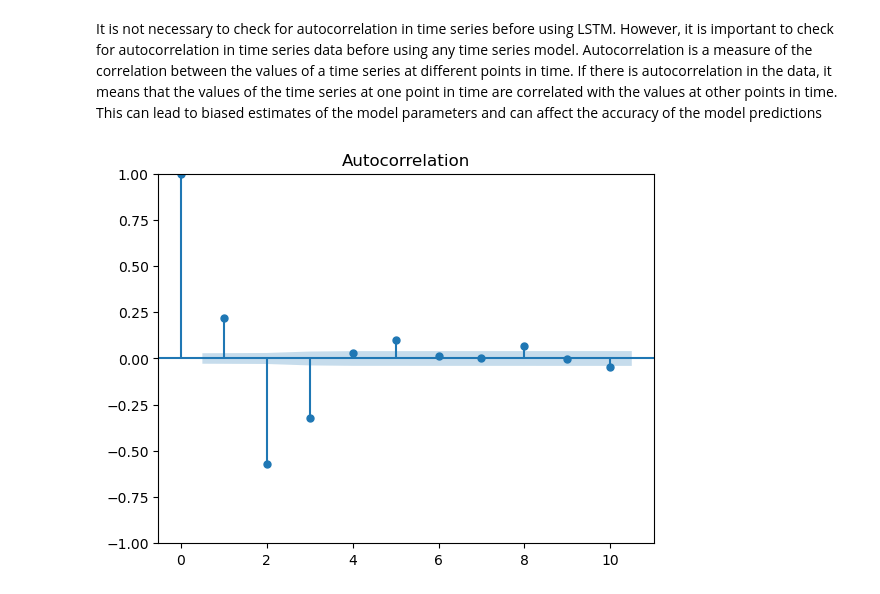
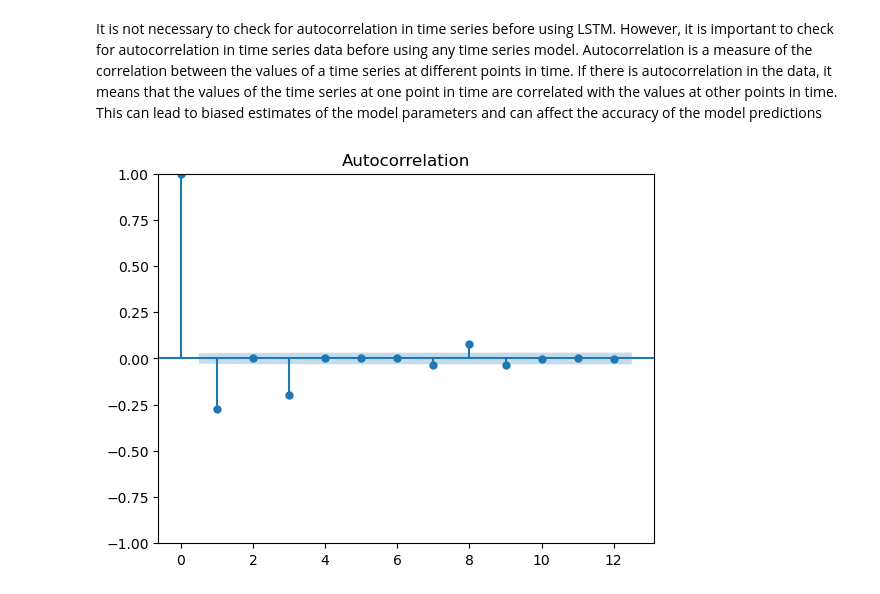
Before and after one commit to Abubakar-56/NNETwithForex, a Jupyter notebook: NNET.ipynb, the cells around one changed output. Drawn from its saved outputs; the diff is of its cells as text; code cells hidden in the pictures.

```diff
--- a/NNET.ipynb
+++ b/NNET.ipynb
@@ -164,17 +115,5 @@ KeyboardInterrupt:
 # %%
 df_diff = df.copy()
 # First and second order difference
-df_diff['USDGHS_diff1'] = df_diff['USDGHS'].diff()
-df_diff['USDGHS_diff2'] = df_diff['USDGHS'].diff(2)
-
-df_diff['GBPGHS_diff1'] = df_diff['GBPGHS'].diff()
-df_diff['GBPGHS_diff2'] = df_diff['GBPGHS'].diff(2)
-# Don't forget to drop missing values
-df_diff = df_diff.dropna()
-ts = df_diff['USDGHS_diff2']
-# Plot
-plt.title('USDGHS dataset with First and Second order difference', size=20)
-plt.plot(df_diff['USDGHS'], label='USDGHS')
-plt.plot(df_diff['USDGHS_diff1'], label='First-order difference', color='orange')
-plt.plot(df_diff['USDGHS_diff2'], label='Second-order difference', color='green')
-plt.legend();
+df_diff = df_diff.diff()
+df_diff2 = df_diff.diff(2)
@@ -219,11 +146,11 @@ It is not necessary to check for autocorrelation in time series before using LST
 # %%
 from statsmodels.graphics import tsaplots
 import matplotlib.pyplot as plt
 
 #plot autocorrelation function
-fig = tsaplots.plot_acf(df_diff['USDGHS_diff2'], lags=10)
+fig = tsaplots.plot_acf(df_diff, lags=12)
 plt.show()
 # %% [output]
-[figure, old version]
+[figure, new version]
 # %%
 # Split the dataset into training, validation, and testing sets
```
Also changed, not shown: parts of 17 cells of this notebook.
